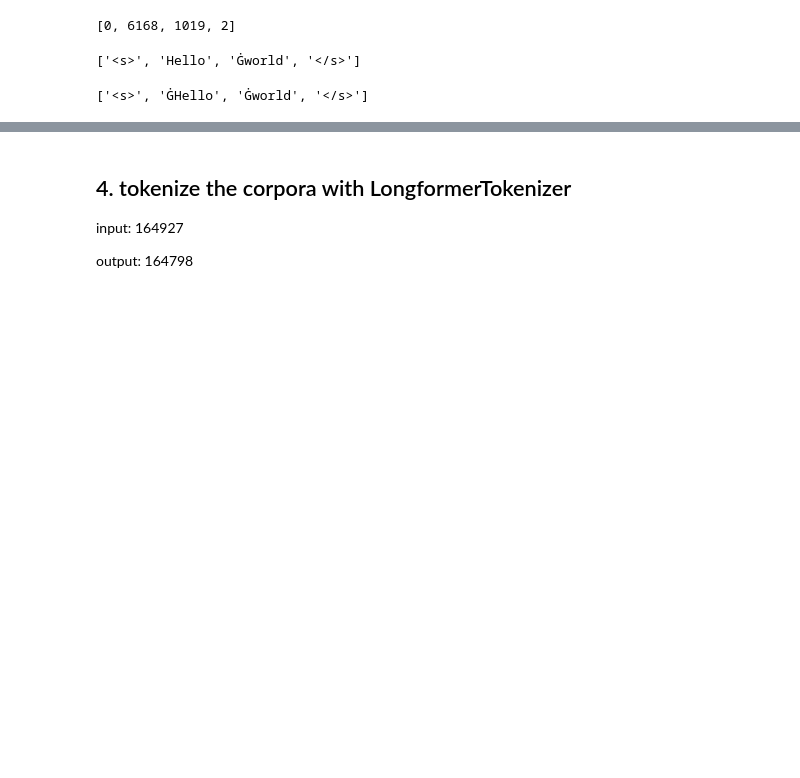
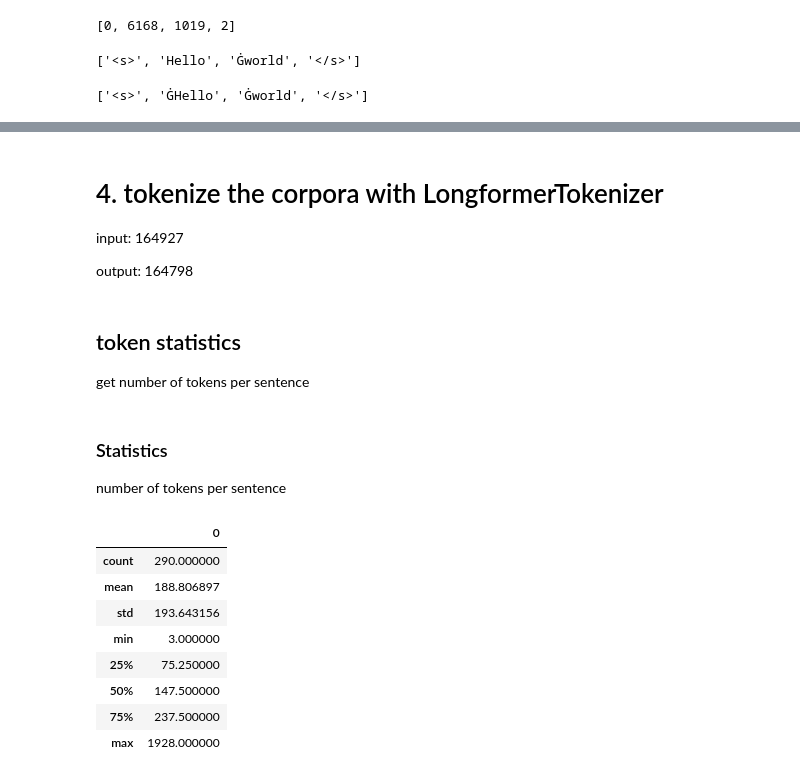
Before and after one commit to asayeed/ActiveBaby, a Jupyter notebook: ipynb/tokenizer.ipynb, the cells around one changed output, grey strips where cells are left out. Saved outputs shown, nothing was run; the diff lists cells and outputs as text; code cells hidden in the pictures; blank space fills up the shorter version.

```diff
--- a/ipynb/tokenizer.ipynb
+++ b/ipynb/tokenizer.ipynb
@@ -204,5 +250,5 @@ tokenizer.encode(" Hello world")
 # %% [markdown]
-## 4. tokenize the corpora with LongformerTokenizer
+# 4. tokenize the corpora with LongformerTokenizer
 input: 164927
 
 output: 164798
@@ -221 +267,4 @@ with open(output_file, 'w') as outfile:
                 outfile.write(token_line)
+# %% [markdown]
+## token statistics
+get number of tokens per sentence
@@ -221,0 +284,16 @@ with open(output_file, 'w') as outfile:
+# %% [markdown]
+### Statistics
+number of tokens per sentence
+# %%
+tab = pd.DataFrame(list(stat_num_token.keys()))
+tab.describe()
+# %% [output]
+|  | 0 |
+| count | 290.000000 |
+| mean | 188.806897 |
+| std | 193.643156 |
+| min | 3.000000 |
+| 25% | 75.250000 |
+| 50% | 147.500000 |
+| 75% | 237.500000 |
+| max | 1928.000000 |
```
Also changed, not shown: parts of 22 cells of this notebook.
